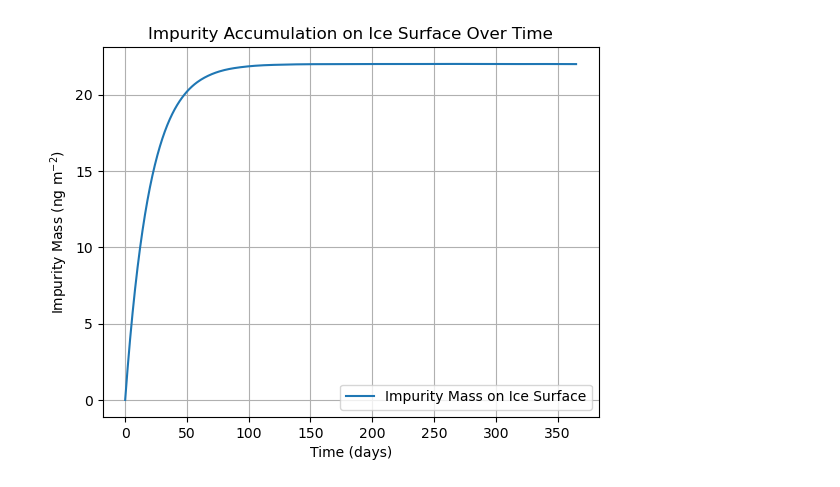
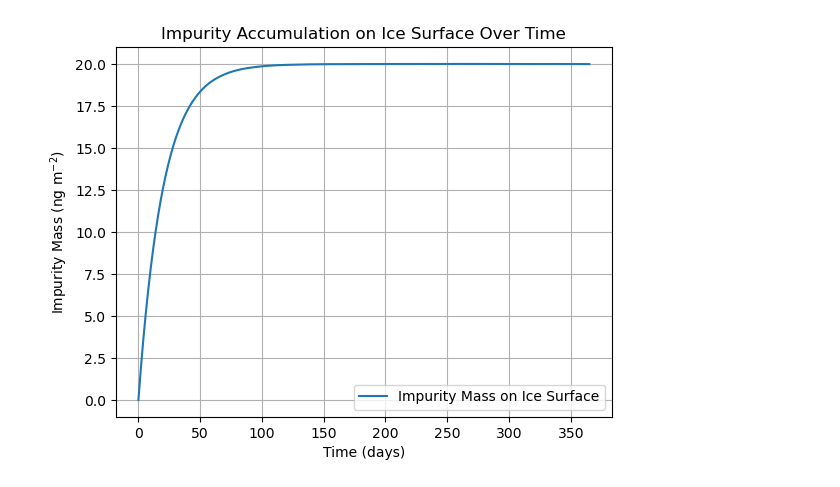
Before and after one commit to tgoelles/Modellieren-in-der-Physischen-Geographie, a Jupyter notebook: 06_model_dev.ipynb, the cells around one changed output. Saved outputs shown, nothing was run; the diff lists cells and outputs as text; code cells hidden in the pictures.

```diff
--- a/06_model_dev.ipynb
+++ b/06_model_dev.ipynb
@@ -43,7 +43,7 @@ def engacial_impurity_flow_rate(t):
 
 
 def biological_source_rate(t):
-    return 0.1  # Replace with actual function or data
+    return 0.0  # Replace with actual function or data
 
 
 def impurity_removal_rate(t):
@@ -58,31 +58,31 @@ initial_impurity_mass = 0.0  # Initial mass of impurities on the ice surface, ng
 # Time span for the simulation
 t_span = (0, 365)  # For example, one year
 t_eval = np.linspace(t_span[0], t_span[1], 365)  # Evaluate daily
 
 # Solve the differential equation
 sol = solve_ivp(
     impurity_accumulation,
     t_span,
     [initial_impurity_mass],
     args=(
         atmospheric_distant_source_rate,
         atmospheric_local_source_rate,
         engacial_impurity_flow_rate,
         biological_source_rate,
         impurity_removal_rate,
         snow_depth,
     ),
     t_eval=t_eval,
 )
 
 # Plot the results
 plt.figure()
 plt.plot(sol.t, sol.y[0], label="Impurity Mass on Ice Surface")
 plt.xlabel("Time (days)")
 plt.ylabel("Impurity Mass (ng m$^{-2}$)")
 plt.title("Impurity Accumulation on Ice Surface Over Time")
 plt.legend()
 plt.grid(True)
 plt.show()
 # %% [output]
-[figure, old version]
+[figure, new version]
```
Also changed, not shown: parts of 3 cells of this notebook, 1 other file.
